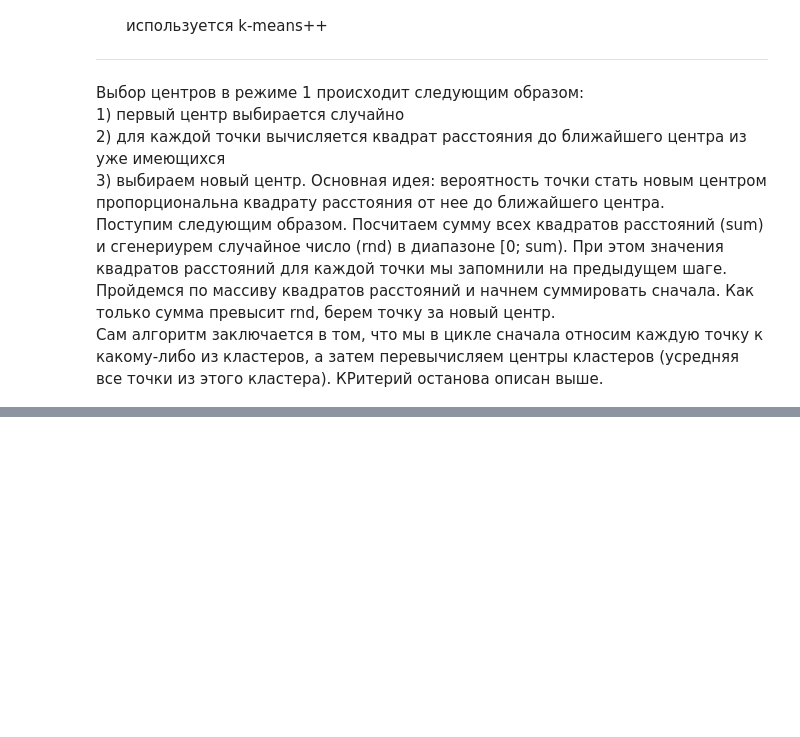
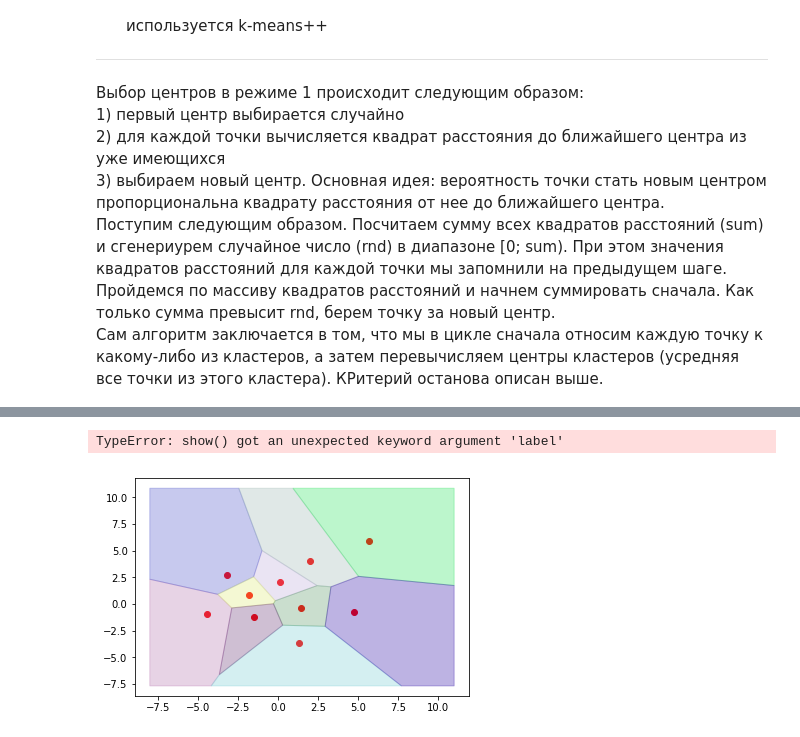
Before and after one commit to dzinad/KMeans, a Jupyter notebook: Untitled.ipynb, the cells around one changed output, grey strips where cells are left out. Drawn from its saved outputs; the diff is of its cells as text; code cells hidden in the pictures; blank space fills up the shorter version.

```diff
--- a/Untitled.ipynb
+++ b/Untitled.ipynb
@@ -214,0 +464,5 @@ cl1.check(adapt)
+# %%
+voronoi(cl2.centers, x_min, x_max, y_min, y_max)
+# %% [output]
+TypeError: show() got an unexpected keyword argument 'label'
+[figure, added]
```
Also changed, not shown: parts of 8 cells of this notebook.
